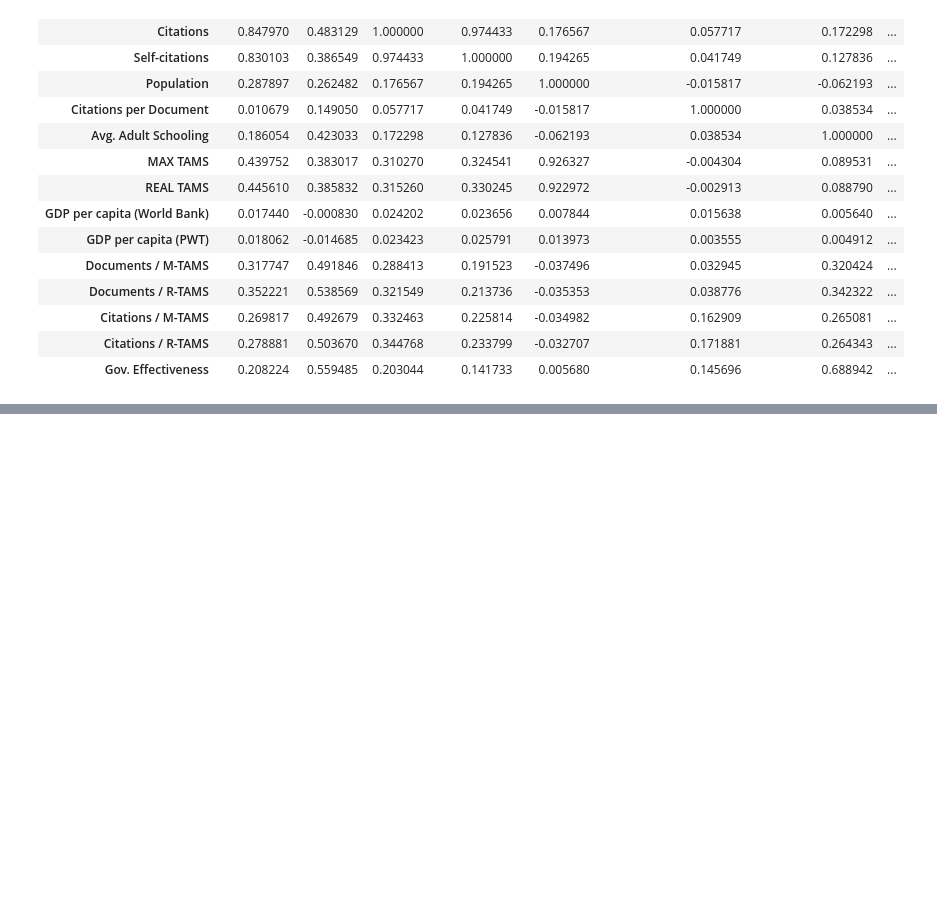
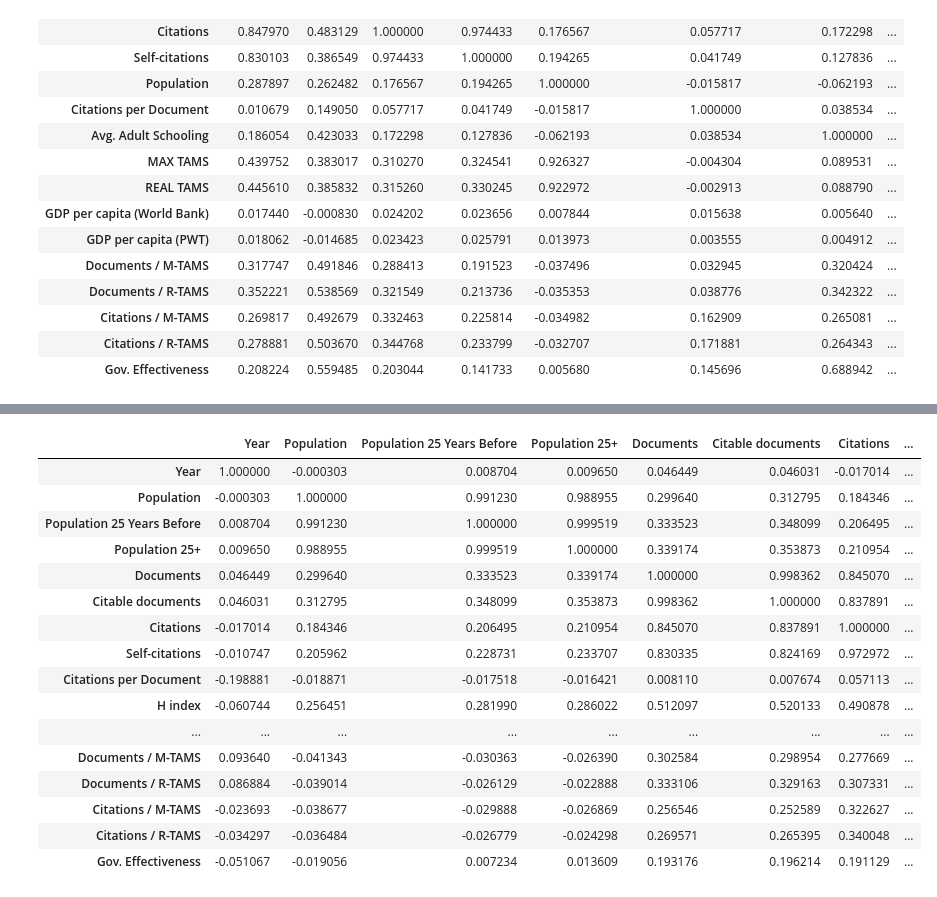
Before and after one commit to sadiogo/gdp_science, a Jupyter notebook: analyses/analyses_diogo.ipynb, the cells around one changed output, grey strips where cells are left out. Cells and saved outputs as stored; diff of their text form; code cells hidden in the pictures; blank space fills up the shorter version.

```diff
--- a/analyses/analyses_diogo.ipynb
+++ b/analyses/analyses_diogo.ipynb
@@ -140,0 +189,22 @@ df_min
+# %%
+df_saturated = df.dropna()
+
+df_saturated.corr()
+# %% [output]
+|  | Year | Population | Population 25 Years Before | Population 25+ | Documents | Citable documents | Citations | ... |
+| Year | 1.000000 | -0.000303 | 0.008704 | 0.009650 | 0.046449 | 0.046031 | -0.017014 | ... |
+| Population | -0.000303 | 1.000000 | 0.991230 | 0.988955 | 0.299640 | 0.312795 | 0.184346 | ... |
+| Population 25 Years Before | 0.008704 | 0.991230 | 1.000000 | 0.999519 | 0.333523 | 0.348099 | 0.206495 | ... |
+| Population 25+ | 0.009650 | 0.988955 | 0.999519 | 1.000000 | 0.339174 | 0.353873 | 0.210954 | ... |
+| Documents | 0.046449 | 0.299640 | 0.333523 | 0.339174 | 1.000000 | 0.998362 | 0.845070 | ... |
+| Citable documents | 0.046031 | 0.312795 | 0.348099 | 0.353873 | 0.998362 | 1.000000 | 0.837891 | ... |
+| Citations | -0.017014 | 0.184346 | 0.206495 | 0.210954 | 0.845070 | 0.837891 | 1.000000 | ... |
+| Self-citations | -0.010747 | 0.205962 | 0.228731 | 0.233707 | 0.830335 | 0.824169 | 0.972972 | ... |
+| Citations per Document | -0.198881 | -0.018871 | -0.017518 | -0.016421 | 0.008110 | 0.007674 | 0.057113 | ... |
+| H index | -0.060744 | 0.256451 | 0.281990 | 0.286022 | 0.512097 | 0.520133 | 0.490878 | ... |
+| ... | ... | ... | ... | ... | ... | ... | ... | ... |
+| Documents / M-TAMS | 0.093640 | -0.041343 | -0.030363 | -0.026390 | 0.302584 | 0.298954 | 0.277669 | ... |
+| Documents / R-TAMS | 0.086884 | -0.039014 | -0.026129 | -0.022888 | 0.333106 | 0.329163 | 0.307331 | ... |
+| Citations / M-TAMS | -0.023693 | -0.038677 | -0.029888 | -0.026869 | 0.256546 | 0.252589 | 0.322627 | ... |
+| Citations / R-TAMS | -0.034297 | -0.036484 | -0.026779 | -0.024298 | 0.269571 | 0.265395 | 0.340048 | ... |
+| Gov. Effectiveness | -0.051067 | -0.019056 | 0.007234 | 0.013609 | 0.193176 | 0.196214 | 0.191129 | ... |
```
Also changed, not shown: parts of 5 cells of this notebook.
